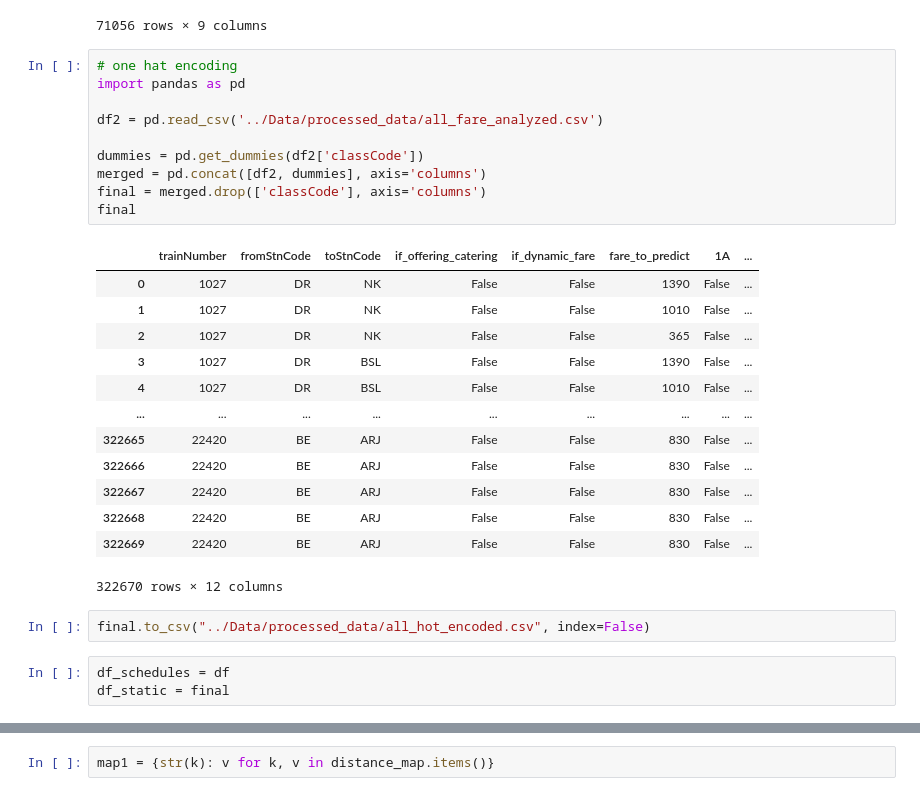
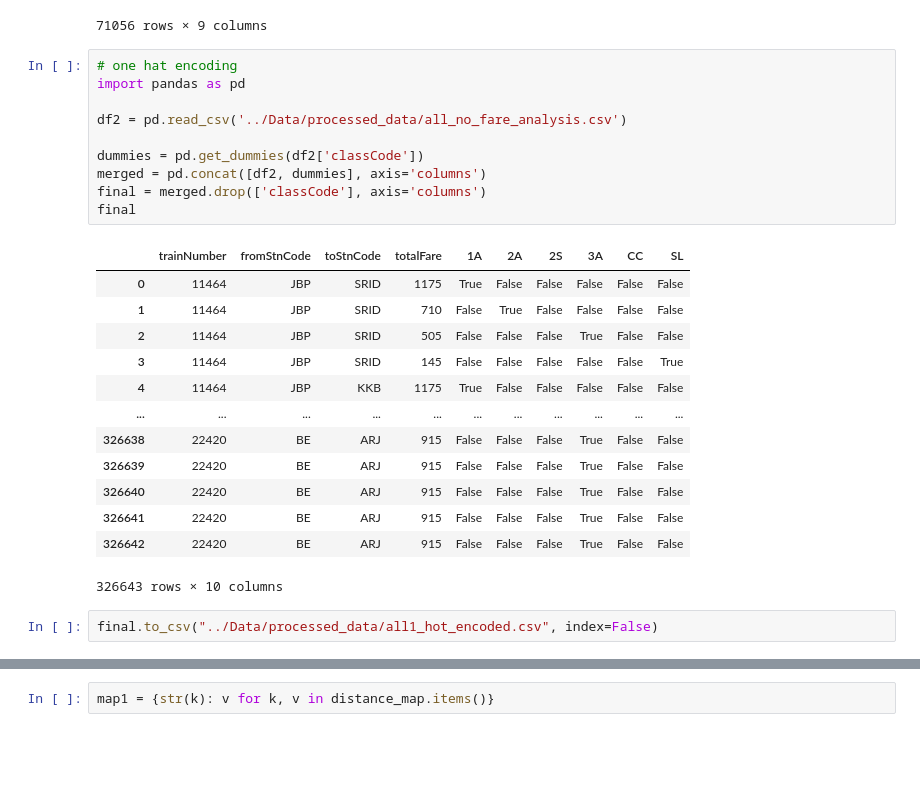
Before and after one commit to bhavya2403/TrainTripper, a Jupyter notebook: Analysis/data_ready_for_model.ipynb, the cells around one changed output, grey strips where cells are left out. Saved outputs shown, nothing was run; the diff lists cells and outputs as text; blank space fills up the shorter version.

```diff
--- a/Analysis/data_ready_for_model.ipynb
+++ b/Analysis/data_ready_for_model.ipynb
@@ -51,32 +51,29 @@ df
 # %%
 # one hat encoding
 import pandas as pd
 
-df2 = pd.read_csv('../Data/processed_data/all_fare_analyzed.csv')
+df2 = pd.read_csv('../Data/processed_data/all_no_fare_analysis.csv')
 
 dummies = pd.get_dummies(df2['classCode'])
 merged = pd.concat([df2, dummies], axis='columns')
 final = merged.drop(['classCode'], axis='columns')
 final
 # %% [output]
-|  | trainNumber | fromStnCode | toStnCode | if_offering_catering | if_dynamic_fare | fare_to_predict | 1A | ... |
-| 0 | 1027 | DR | NK | False | False | 1390 | False | ... |
-| 1 | 1027 | DR | NK | False | False | 1010 | False | ... |
-| 2 | 1027 | DR | NK | False | False | 365 | False | ... |
-| 3 | 1027 | DR | BSL | False | False | 1390 | False | ... |
-| 4 | 1027 | DR | BSL | False | False | 1010 | False | ... |
-| ... | ... | ... | ... | ... | ... | ... | ... | ... |
-| 322665 | 22420 | BE | ARJ | False | False | 830 | False | ... |
-| 322666 | 22420 | BE | ARJ | False | False | 830 | False | ... |
-| 322667 | 22420 | BE | ARJ | False | False | 830 | False | ... |
-| 322668 | 22420 | BE | ARJ | False | False | 830 | False | ... |
-| 322669 | 22420 | BE | ARJ | False | False | 830 | False | ... |
+|  | trainNumber | fromStnCode | toStnCode | totalFare | 1A | 2A | 2S | 3A | CC | SL |
+| 0 | 11464 | JBP | SRID | 1175 | True | False | False | False | False | False |
+| 1 | 11464 | JBP | SRID | 710 | False | True | False | False | False | False |
+| 2 | 11464 | JBP | SRID | 505 | False | False | False | True | False | False |
+| 3 | 11464 | JBP | SRID | 145 | False | False | False | False | False | True |
+| 4 | 11464 | JBP | KKB | 1175 | True | False | False | False | False | False |
+| ... | ... | ... | ... | ... | ... | ... | ... | ... | ... | ... |
+| 326638 | 22420 | BE | ARJ | 915 | False | False | False | True | False | False |
+| 326639 | 22420 | BE | ARJ | 915 | False | False | False | True | False | False |
+| 326640 | 22420 | BE | ARJ | 915 | False | False | False | True | False | False |
+| 326641 | 22420 | BE | ARJ | 915 | False | False | False | True | False | False |
+| 326642 | 22420 | BE | ARJ | 915 | False | False | False | True | False | False |
-322670 rows × 12 columns
+326643 rows × 10 columns
 # %%
-final.to_csv("../Data/processed_data/all_hot_encoded.csv", index=False)
+final.to_csv("../Data/processed_data/all1_hot_encoded.csv", index=False)
-# %%
-df_schedules = df
-df_static = final
 # %%
 import pandas as pd
 
```
Also changed, not shown: parts of 3 cells of this notebook, 30 other files.
